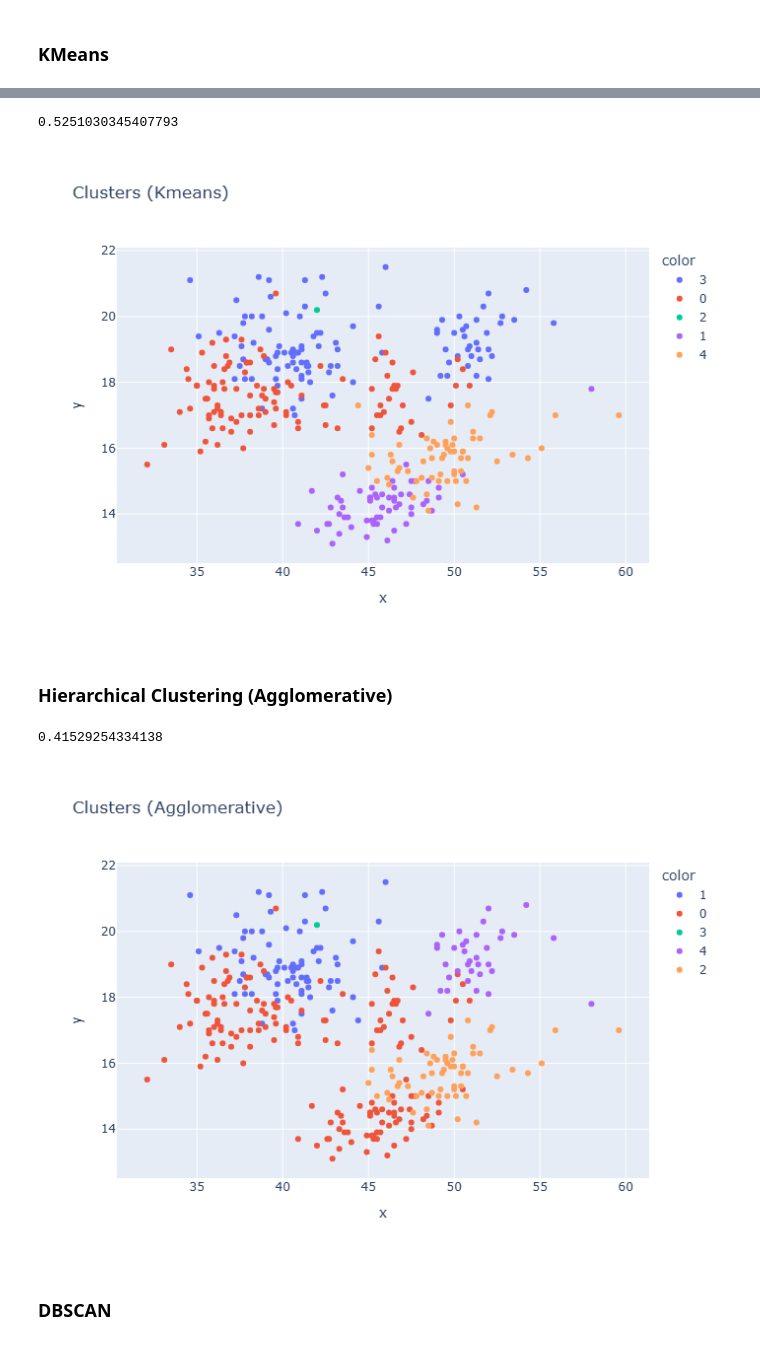
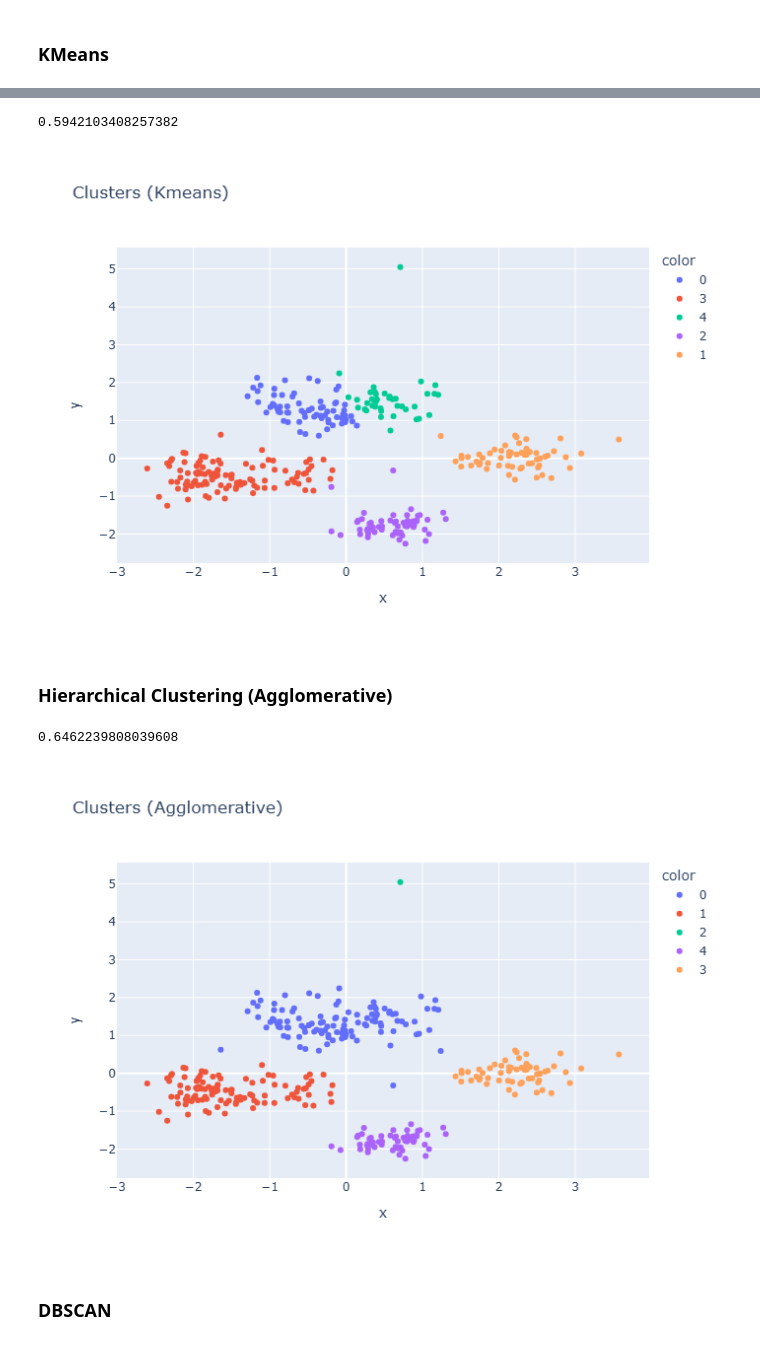
Before and after one commit to yashdeshpandex1/Clustering_Penguin_Groups, a Jupyter notebook: clustering_penguins_groups.ipynb, the cells around one changed output, grey strips where cells are left out. Cells and saved outputs as stored; diff of their text form; code cells hidden in the pictures.

```diff
--- a/clustering_penguins_groups.ipynb
+++ b/clustering_penguins_groups.ipynb
@@ -86,0 +101,3 @@ df[cat_cols] = df[cat_cols].astype('category')
+# %%
+pca = PCA(n_components=2)
+X_pca = pca.fit_transform(X_scaled)
@@ -129,37 +143,37 @@ array([3, 0, 0, 0, 3, 0, 3, 2, 0, 3, 3, 0, 0, 3, 0, 3, 0, 3, 0, 3, 3, 0,
 # %%
-kmeans_score = silhouette_score(X_scaled, kmeans_labels)
+kmeans_score = silhouette_score(X_pca, kmeans_labels)
 kmeans_score
 # %% [output]
-0.5251030345407793
+0.5942103408257382
 # %%
 fig = px.scatter(
-    x=df['culmen_length_mm'],
-    y=df['culmen_depth_mm'],
+    x=X_pca[:, 0],
+    y=X_pca[:, 1],
     color=kmeans_labels.astype(str),
     title='Clusters (Kmeans)'
 )
 fig.show()
 # %% [output]
-[figure, old version]
+[figure, new version]
 # %% [markdown]
 ### Hierarchical Clustering (Agglomerative)
 # %%
 agg = AgglomerativeClustering(n_clusters=5, linkage='complete')
-agg_labels = agg.fit_predict(X_scaled)
-agg_score = silhouette_score(X_scaled, agg_labels)
+agg_labels = agg.fit_predict(X_pca)
+agg_score = silhouette_score(X_pca, agg_labels)
 agg_score
 # %% [output]
-0.41529254334138
+0.6462239808039608
 # %%
 fig = px.scatter(
-    x=df['culmen_length_mm'],
-    y=df['culmen_depth_mm'],
+    x=X_pca[:, 0],
+    y=X_pca[:, 1],
     color=agg_labels.astype(str),
     title='Clusters (Agglomerative)'
 )
 fig.show()
 # %% [output]
-[figure, old version]
+[figure, new version]
 # %% [markdown]
 ### DBSCAN
 # %%
```
Also changed, not shown: parts of 19 cells of this notebook.
